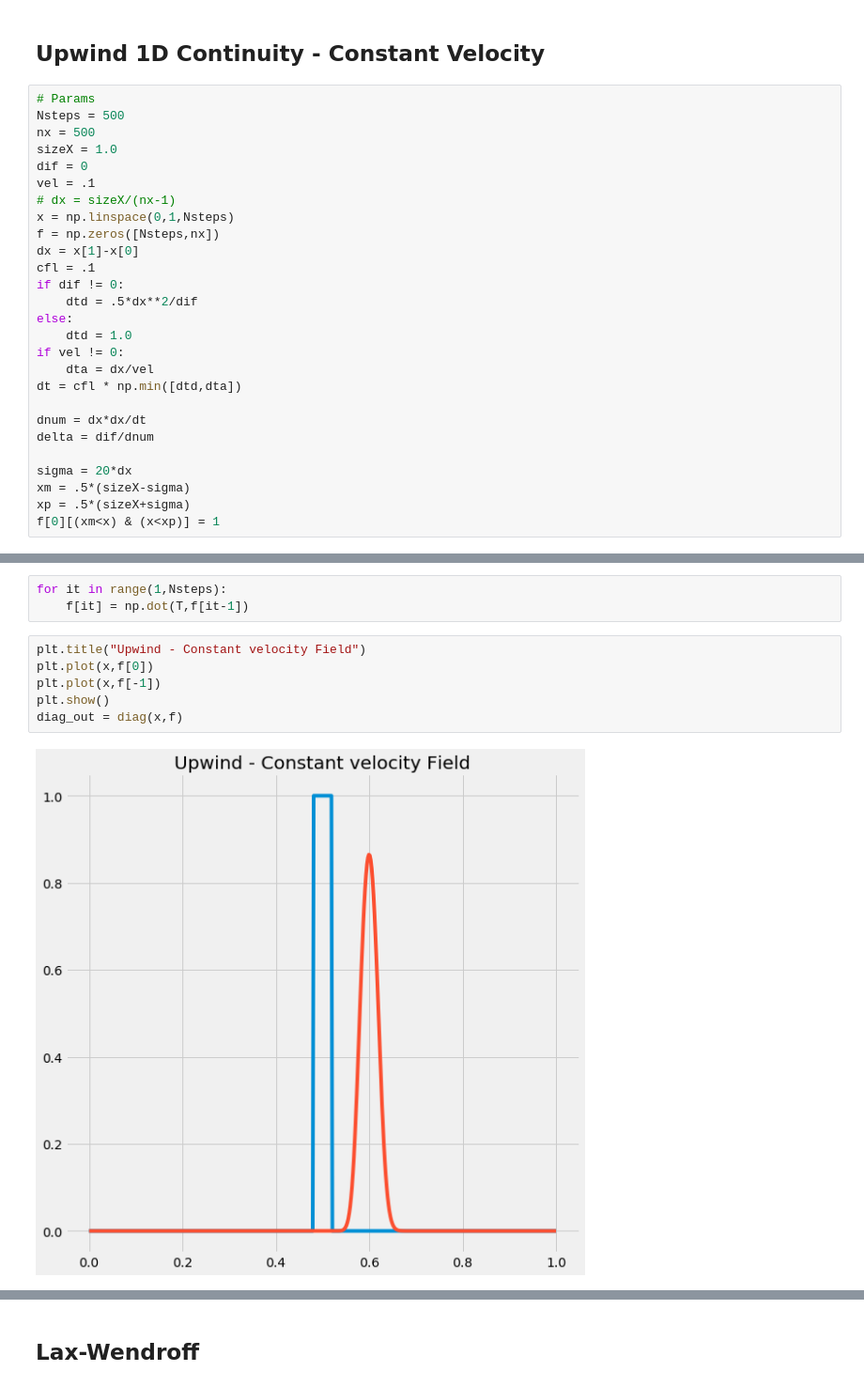
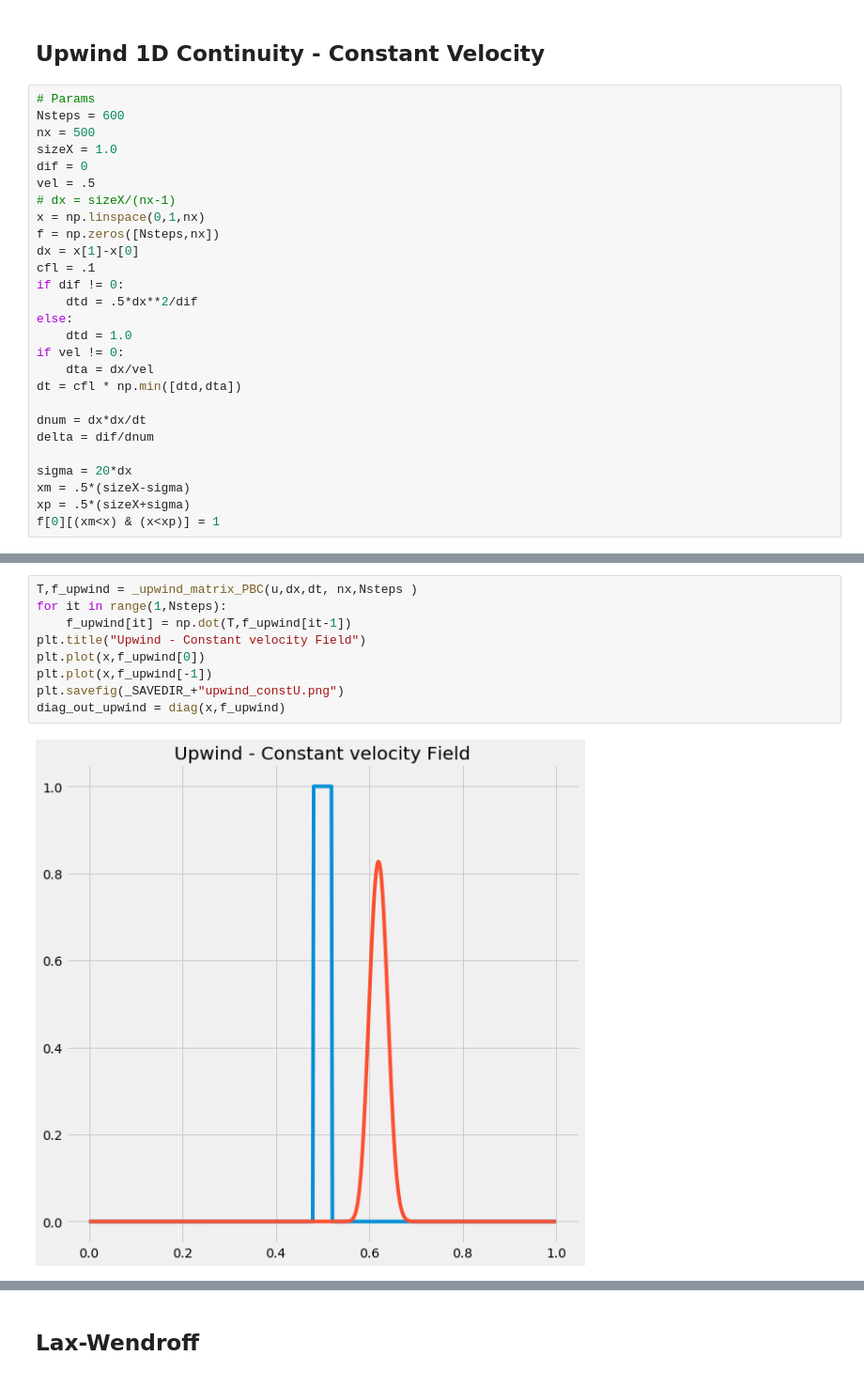
Before and after one commit to ianhi/courses, a Jupyter notebook: AC274/HW/HW_3/HW_3.ipynb, the cells around one changed output, grey strips where cells are left out. Shown: that part at 94% size. Saved outputs shown, nothing was run; the diff lists cells and outputs as text.

```diff
--- a/AC274/HW/HW_3/HW_3.ipynb
+++ b/AC274/HW/HW_3/HW_3.ipynb
@@ -9,13 +13,13 @@ _SAVEDIR_ = 'Tex/figures/'
 ## Upwind 1D Continuity -  Constant Velocity
 # %%
 # Params
-Nsteps = 500
+Nsteps = 600
 nx = 500
 sizeX = 1.0
 dif = 0
-vel = .1
+vel = .5
 # dx = sizeX/(nx-1)
-x = np.linspace(0,1,Nsteps)
+x = np.linspace(0,1,nx)
 f = np.zeros([Nsteps,nx])
 dx = x[1]-x[0]
 cfl = .1
@@ -131,11 +128,11 @@ T,f2 = _upwind_matrix_PBC(u,dx,dt, nx,Nsteps )
-# %%
-for it in range(1,Nsteps):
-    f[it] = np.dot(T,f[it-1])
 # %%
+T,f_upwind = _upwind_matrix_PBC(u,dx,dt, nx,Nsteps )
+for it in range(1,Nsteps):
+    f_upwind[it] = np.dot(T,f_upwind[it-1])
 plt.title("Upwind - Constant velocity Field")
-plt.plot(x,f[0])
-plt.plot(x,f[-1])
-plt.show()
-diag_out = diag(x,f)
+plt.plot(x,f_upwind[0])
+plt.plot(x,f_upwind[-1])
+plt.savefig(_SAVEDIR_+"upwind_constU.png")
+diag_out_upwind = diag(x,f_upwind)
 # %% [output]
-[figure, old version]
+[figure, new version]
```
Also changed, not shown: parts of 21 cells of this notebook, 9 other files.
